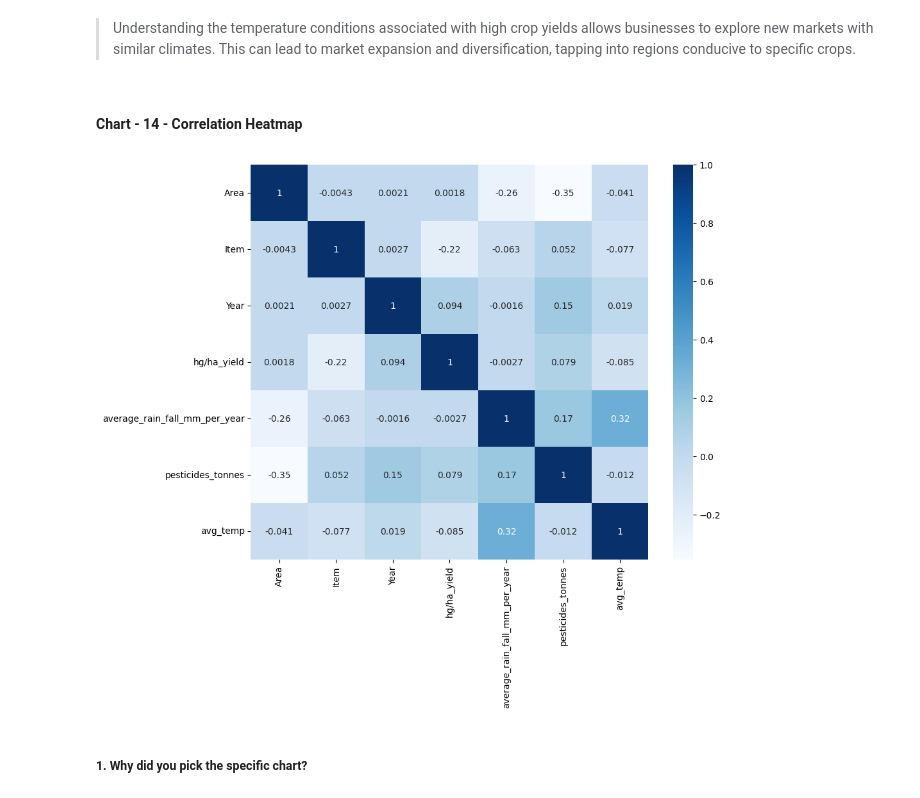
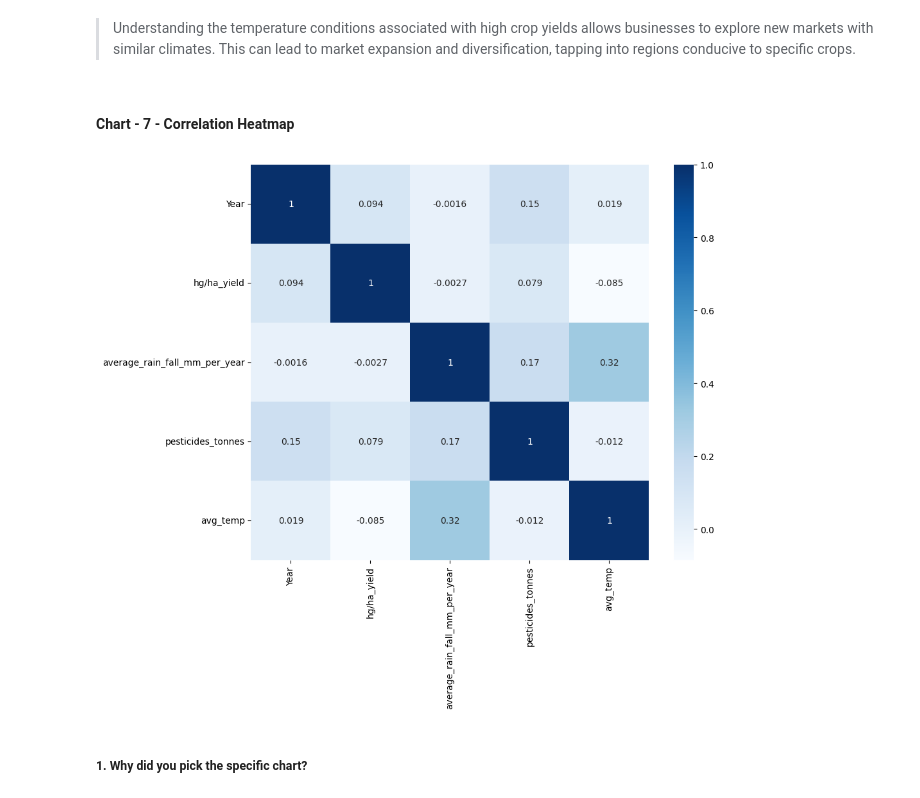
Before and after one commit to Electra89/Supervised_ML_Crop_Yield_Prediction, a Jupyter notebook: Supervised_ML_Crop_Yield_Prediction.ipynb, the cells around one changed output. Drawn from its saved outputs; the diff is of its cells as text; code cells hidden in the pictures.

```diff
--- a/Supervised_ML_Crop_Yield_Prediction.ipynb
+++ b/Supervised_ML_Crop_Yield_Prediction.ipynb
@@ -499,16 +510,16 @@ Are there any insights that lead to negative growth? Justify with specific reaso
 # %% [markdown]
 > Understanding the temperature conditions associated with high crop yields allows businesses to explore new markets with similar climates. This can lead to market expansion and diversification, tapping into regions conducive to specific crops.
 # %% [markdown]
-#### Chart - 14 - Correlation Heatmap
+#### Chart - 7 - Correlation Heatmap
 # %%
 # Creating a Heatmap to visualize the Correlation data
 plt.figure(figsize=(10,8))
-heatmap=sns.heatmap(dft.corr() ,cbar=True,annot=True, cmap="Blues")
+heatmap=sns.heatmap(df.corr() ,cbar=True,annot=True, cmap="Blues")
 
 # Displaying the plot
 plt.show()
 # %% [output]
-[figure, old version]
+[figure, new version]
 # %% [markdown]
 ##### 1. Why did you pick the specific chart?
 # %% [markdown]
```
Also changed, not shown: parts of 35 cells of this notebook.
